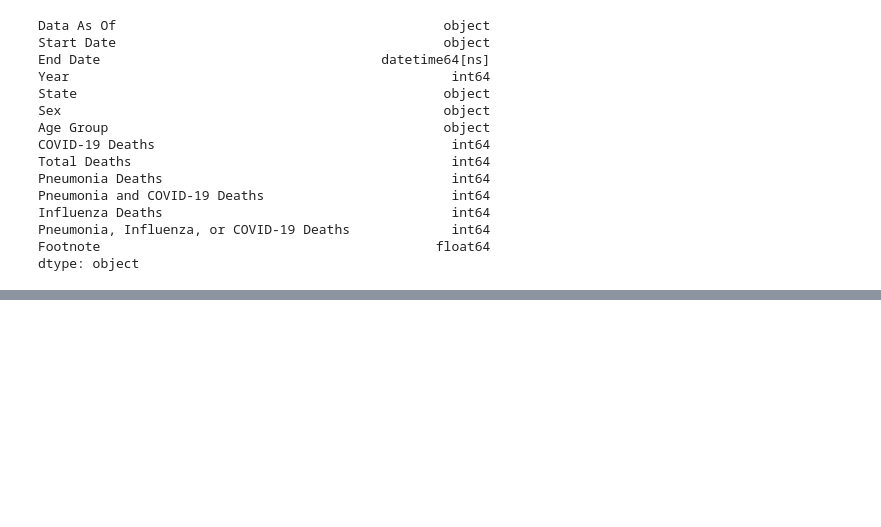
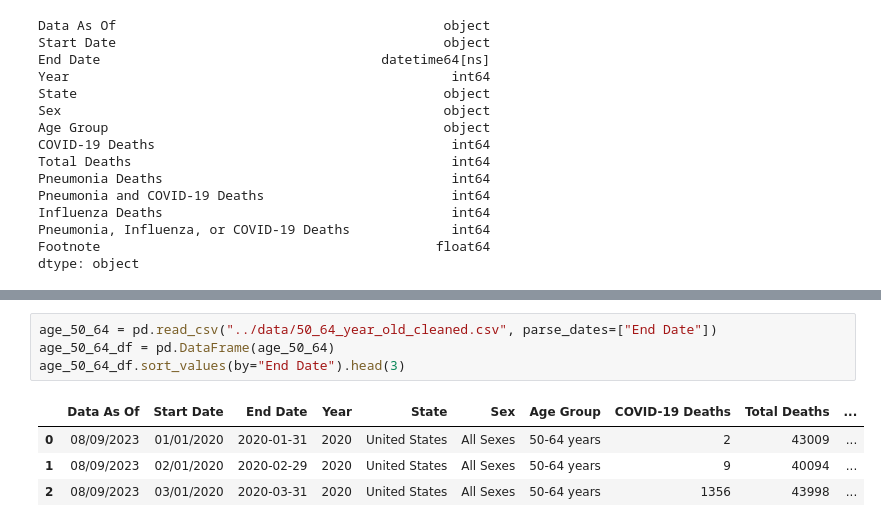
Before and after one commit to devin476/COVID-Birth-Rates, a Jupyter notebook: Age/age_groups_sjs.ipynb, the cells around one changed output, grey strips where cells are left out. Saved outputs shown, nothing was run; the diff lists cells and outputs as text; blank space fills up the shorter version.

```diff
--- a/Visualizations/sully_visualizations/scratch_work/sjs_scratch_work_v3.ipynb
+++ b/Age/age_groups_sjs.ipynb
@@ -95,0 +106,9 @@ fig.show()
+# %%
+age_50_64 = pd.read_csv("../data/50_64_year_old_cleaned.csv", parse_dates=["End Date"])
+age_50_64_df = pd.DataFrame(age_50_64)
+age_50_64_df.sort_values(by="End Date").head(3)
+# %% [output]
+|  | Data As Of | Start Date | End Date | Year | State | Sex | Age Group | COVID-19 Deaths | Total Deaths | ... |
+| 0 | 08/09/2023 | 01/01/2020 | 2020-01-31 | 2020 | United States | All Sexes | 50-64 years | 2 | 43009 | ... |
+| 1 | 08/09/2023 | 02/01/2020 | 2020-02-29 | 2020 | United States | All Sexes | 50-64 years | 9 | 40094 | ... |
+| 2 | 08/09/2023 | 03/01/2020 | 2020-03-31 | 2020 | United States | All Sexes | 50-64 years | 1356 | 43998 | ... |
```
Also changed, not shown: parts of 12 cells of this notebook, 33 other files.
